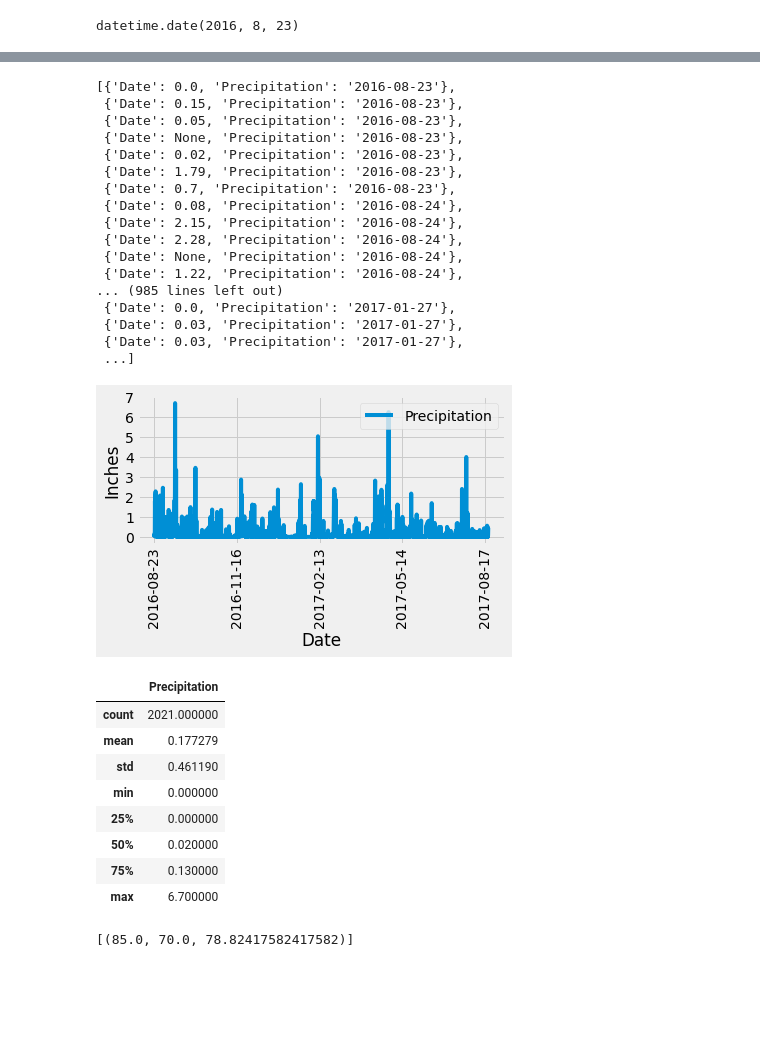
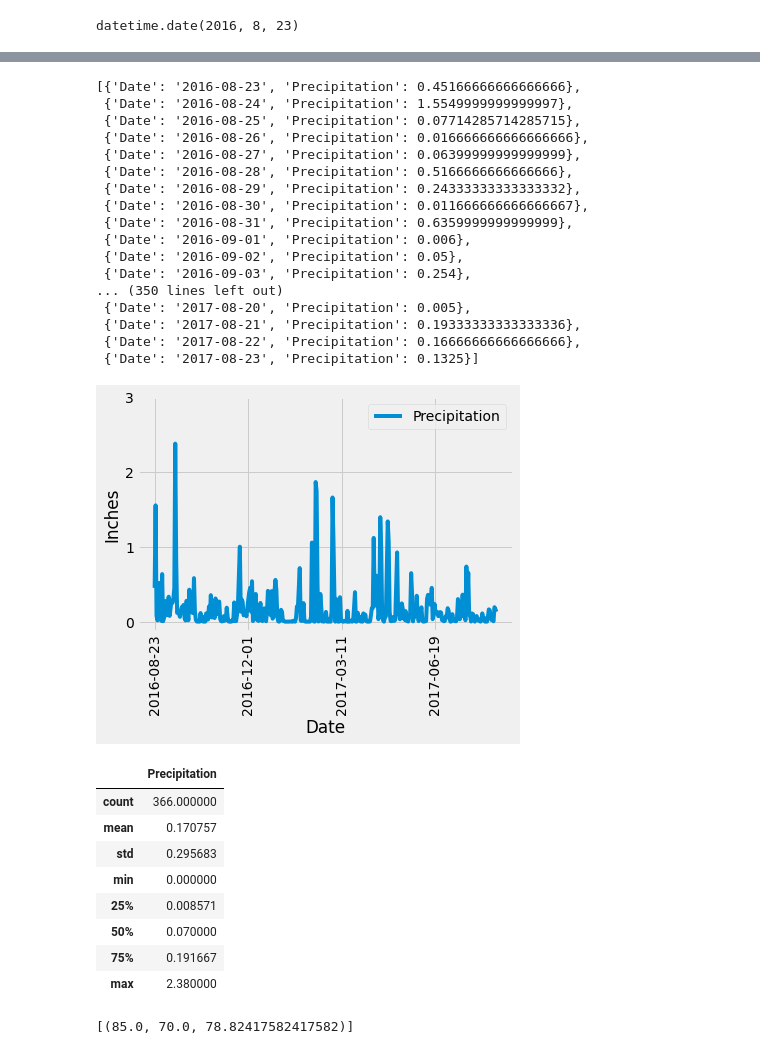
Before and after one commit to adriana-icasiano/sqlalchemy-challenge, a Jupyter notebook: climate_starter.ipynb, the cells around one changed output, grey strips where cells are left out. Cells and saved outputs as stored; diff of their text form; code cells hidden in the pictures; blank space fills up the shorter version.

```diff
--- a/climate_starter.ipynb
+++ b/climate_starter.ipynb
@@ -57,7 +58,7 @@ datetime.date(2016, 8, 23)
 # %%
 # Using this date, find the average precipitation per day
 # for the preceding 12 months of data sorted by ascending date.
-result = session.query(Measurement.date, Measurement.prcp).filter(Measurement.date >= year_ago).\
-    order_by(Measurement.date).all()
+result = session.query(Measurement.date, func.avg(Measurement.prcp)).group_by(Measurement.date).\
+order_by(Measurement.date).filter(Measurement.date >= year_ago).all()
 result
 # %% [output]
@@ -81,58 +102,56 @@ result
 # %%
 #app- List comprehension solution
-prcp_rows = [{"Date": result[1], "Precipitation": result[0]} for result in result]
+prcp_rows = [{"Date": result[0], "Precipitation": result[1]} for result in result]
 prcp_rows
 
 #     return jsonify(all_passengers)
 # %% [output]
-[{'Date': 0.0, 'Precipitation': '2016-08-23'},
- {'Date': 0.15, 'Precipitation': '2016-08-23'},
- {'Date': 0.05, 'Precipitation': '2016-08-23'},
- {'Date': None, 'Precipitation': '2016-08-23'},
- {'Date': 0.02, 'Precipitation': '2016-08-23'},
- {'Date': 1.79, 'Precipitation': '2016-08-23'},
- {'Date': 0.7, 'Precipitation': '2016-08-23'},
- {'Date': 0.08, 'Precipitation': '2016-08-24'},
- {'Date': 2.15, 'Precipitation': '2016-08-24'},
- {'Date': 2.28, 'Precipitation': '2016-08-24'},
- {'Date': None, 'Precipitation': '2016-08-24'},
- {'Date': 1.22, 'Precipitation': '2016-08-24'},
-... (985 lines left out)
- {'Date': 0.0, 'Precipitation': '2017-01-27'},
- {'Date': 0.03, 'Precipitation': '2017-01-27'},
- {'Date': 0.03, 'Precipitation': '2017-01-27'},
- ...]
+[{'Date': '2016-08-23', 'Precipitation': 0.45166666666666666},
+ {'Date': '2016-08-24', 'Precipitation': 1.5549999999999997},
+ {'Date': '2016-08-25', 'Precipitation': 0.07714285714285715},
+ {'Date': '2016-08-26', 'Precipitation': 0.016666666666666666},
+ {'Date': '2016-08-27', 'Precipitation': 0.06399999999999999},
+ {'Date': '2016-08-28', 'Precipitation': 0.5166666666666666},
+ {'Date': '2016-08-29', 'Precipitation': 0.24333333333333332},
+ {'Date': '2016-08-30', 'Precipitation': 0.011666666666666667},
+ {'Date': '2016-08-31', 'Precipitation': 0.6359999999999999},
+ {'Date': '2016-09-01', 'Precipitation': 0.006},
+ {'Date': '2016-09-02', 'Precipitation': 0.05},
+ {'Date': '2016-09-03', 'Precipitation': 0.254},
+... (350 lines left out)
+ {'Date': '2017-08-20', 'Precipitation': 0.005},
+ {'Date': '2017-08-21', 'Precipitation': 0.19333333333333336},
+ {'Date': '2017-08-22', 'Precipitation': 0.16666666666666666},
+ {'Date': '2017-08-23', 'Precipitation': 0.1325}]
 # %%
 # Convert your results into a pandas DataFrame with date as index.
 prcp_df = pd.DataFrame(result, columns=['Date', 'Precipitation']).set_index("Date")
 prcp_df.dropna(inplace=True)
 # %%
 # Use Pandas Plotting with Matplotlib to plot the data
-#How can I fix the x ticks?
 prcp_df.plot(label = "Precipitation")
 y = prcp_df["Precipitation"]
 plt.xlabel("Date")
 plt.ylabel("Inches")
 plt.xticks(rotation="vertical")
 plt.legend(loc="upper right")
 plt.yticks(np.arange(0, max(y)+1, 1))
-plt.tight_layout()
 plt.show()
 # %% [output]
-[figure, old version]
+[figure, new version]
 # %%
 # Use Pandas to calculate the summary statistics for the precipitation data
 prcp_df.describe()
 # %% [output]
 |  | Precipitation |
-| count | 2021.000000 |
-| mean | 0.177279 |
-| std | 0.461190 |
+| count | 366.000000 |
+| mean | 0.170757 |
+| std | 0.295683 |
 | min | 0.000000 |
-| 25% | 0.000000 |
-| 50% | 0.020000 |
-| 75% | 0.130000 |
-| max | 6.700000 |
+| 25% | 0.008571 |
+| 50% | 0.070000 |
+| 75% | 0.191667 |
+| max | 2.380000 |
 # %%
 #app - start date given - returns the minimum temperature, the average temperature, and the max temperature
 #for all dates greater than and equal to the start date.
```
Also changed, not shown: parts of 4 cells of this notebook, 1 other file.
